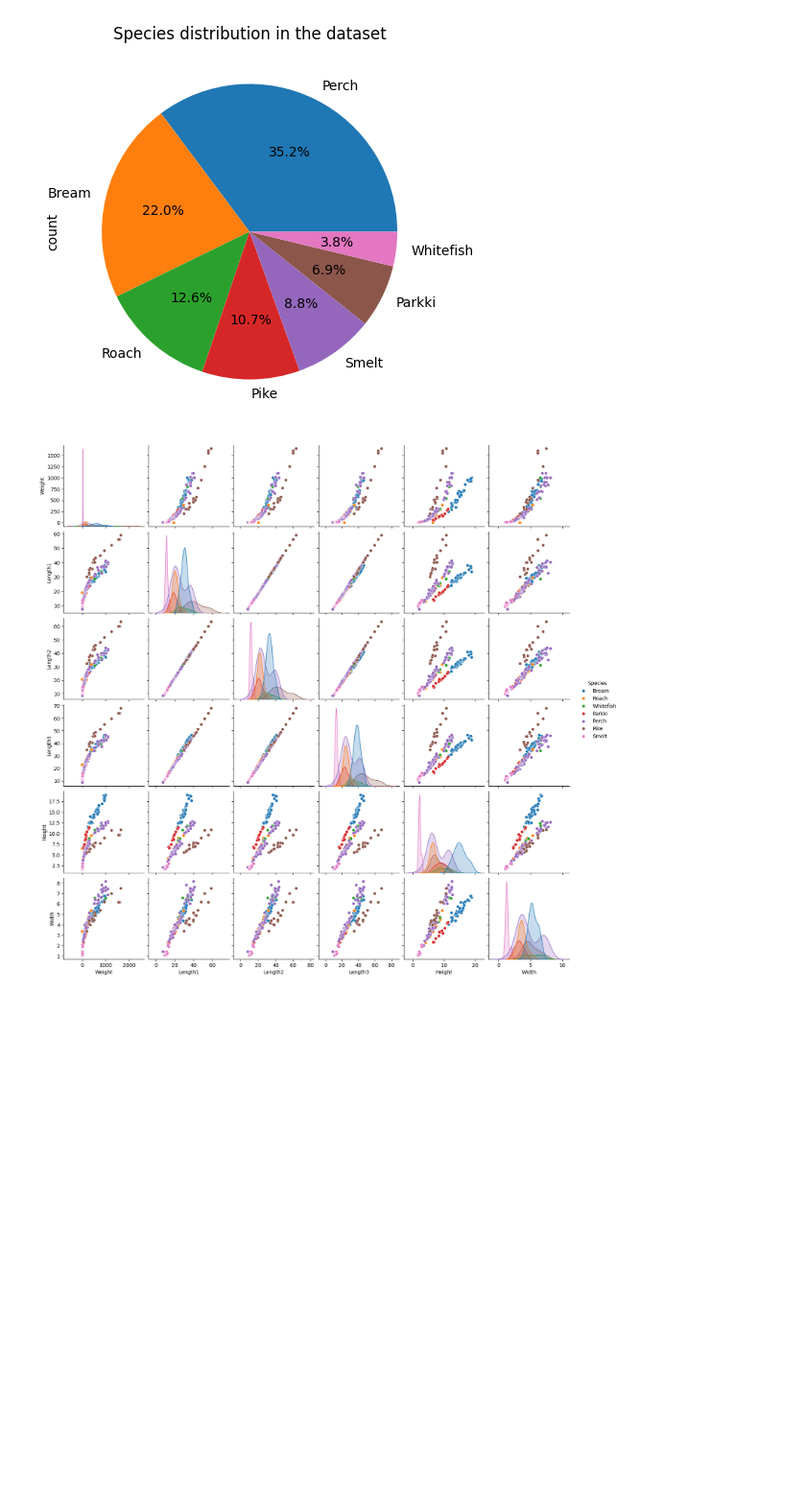
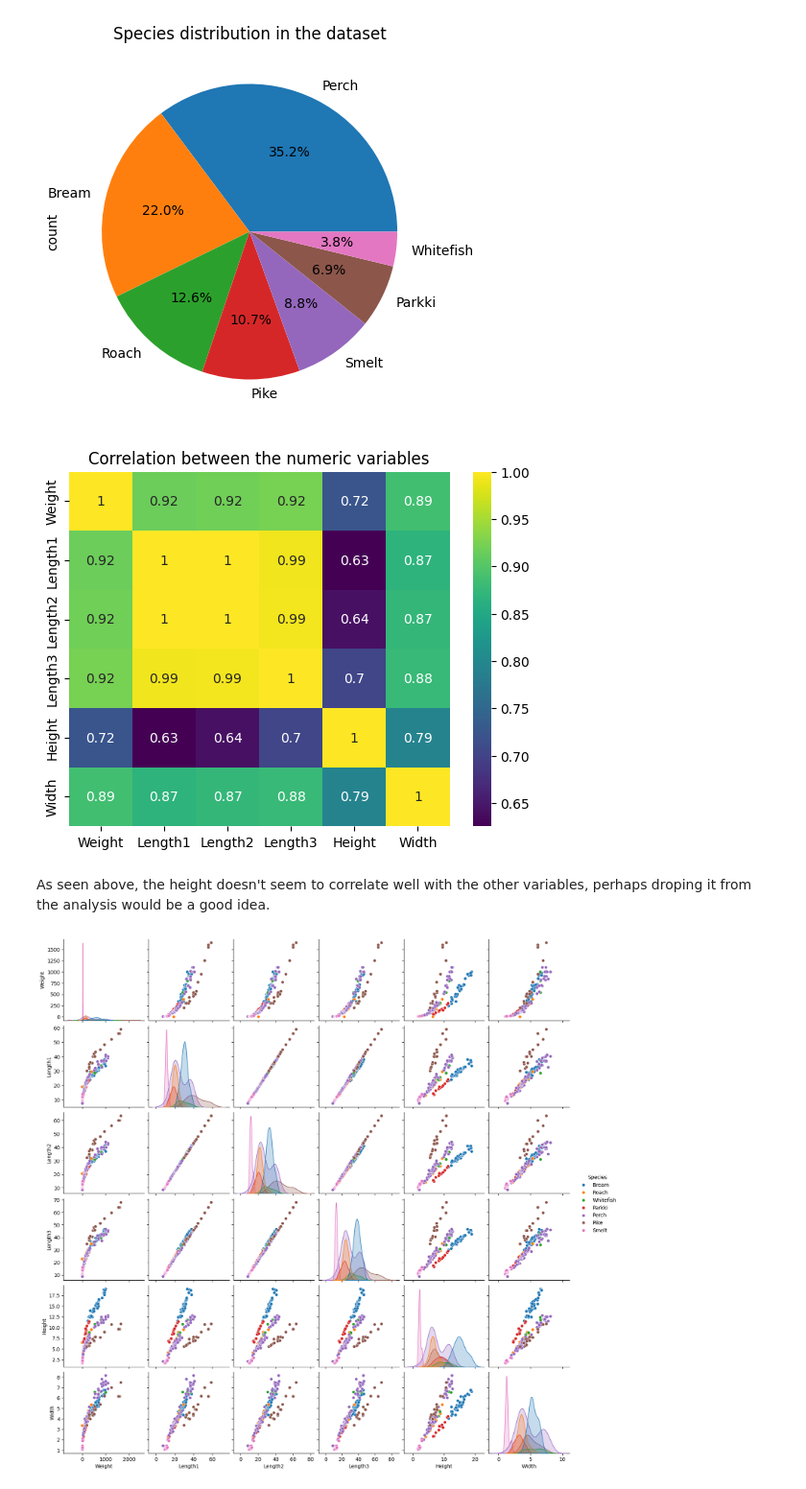
Before and after one commit to joaoalexarruda/fishcatch, a Jupyter notebook: main.ipynb, the cells around one changed output. Shown at 96% size. Drawn from its saved outputs; the diff is of its cells as text; code cells hidden in the pictures; blank space fills up the shorter version.

Commit message:
exploratory data analysis

```diff
--- a/main.ipynb
+++ b/main.ipynb
@@ -4,24 +13,26 @@ import pandas as pd
 import seaborn as sns
 import matplotlib.pyplot as plt
 # %%
-# This cell's purpose is to download and extract the dataset automatically, making life easier
+# This cell's purpose is to download and extract the dataset automatically.
+# It makes life easier when working with different machines, and also when sharing the notebook.
 from pathlib import Path
 import tarfile
 import urllib.request
 
 
 def load_dataset(data_file: str, extension: str = ".tar.xz"):
-    """Download and extract a a file from a URL, and get path for the downloaded dataset.
+    """Download and extract a a file from a URL, and return the path for the downloaded dataset.
 
     Args:
         data_file (str): name of the CSV file
         extension (str, optional): extension of the compressed file. Defaults to ".tar.xz".
-
     Returns:
         str: path to dataset.
     """
+
     tarball_path = Path(f"datasets/{data_file + extension}")
     data_url = "https://github.com/joaoalexarruda/data_ipp/raw/main/" + data_file + extension
+
     if not tarball_path.is_file():
         Path("datasets").mkdir(exist_ok=True, parents=True)
         urllib.request.urlretrieve(data_url, tarball_path)
@@ -69,6 +94,16 @@ plt.title('Species distribution in the dataset')
 plt.show()
 # %% [output]
 [figure]
+# %%
+# Checking the correlation between the numeric variables
+df_numeric = df.drop(columns=['Species'])
+sns.heatmap(df_numeric.corr(), annot=True, cmap='viridis')
+plt.title('Correlation between the numeric variables')
+plt.show()
+# %% [output]
+[figure, added]
+# %% [markdown]
+As seen above, the height doesn't seem to correlate well with the other variables, perhaps droping it from the analysis would be a good idea.
 # %%
 # Checking the relationship between the species and the other variables
 sns.pairplot(df, hue='Species')
```
Also changed, not shown: parts of 12 cells of this notebook, 1 other file.
